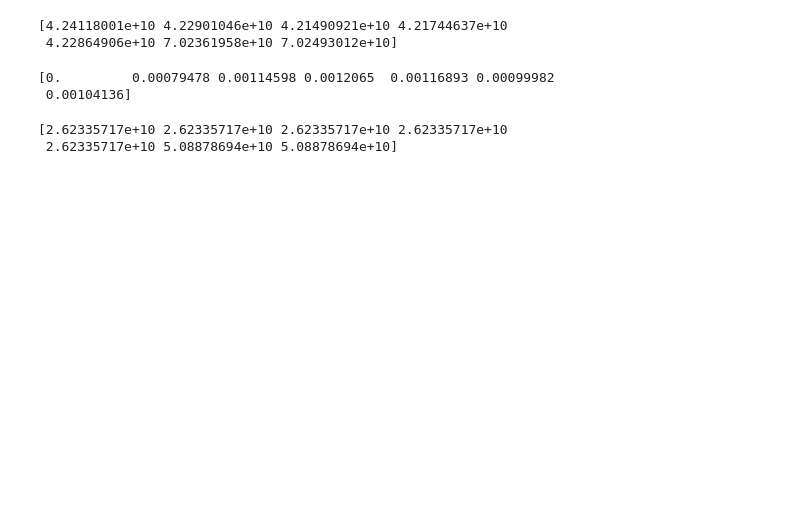
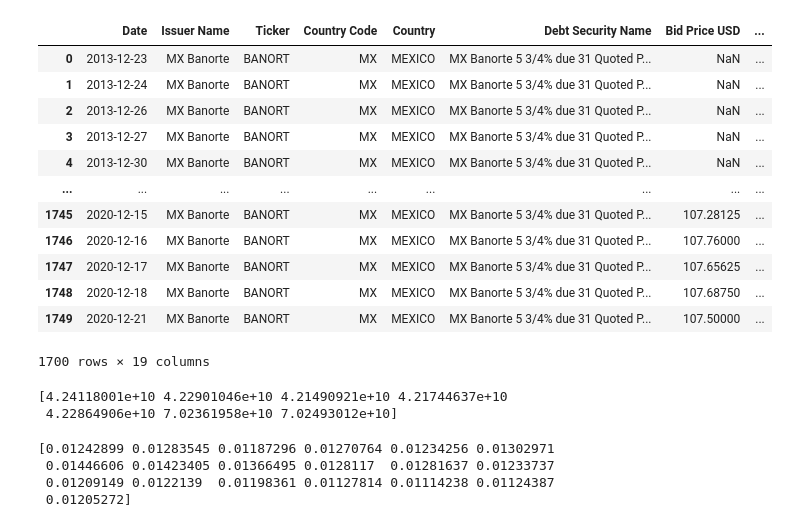
Before and after one commit to harrisonpan1/William-Blair, a Jupyter notebook: Model_Input.ipynb, the cells around one changed output. Drawn from its saved outputs; the diff is of its cells as text; code cells hidden in the pictures; blank space fills up the shorter version.

```diff
--- a/Model_Input.ipynb
+++ b/Model_Input.ipynb
@@ -65,2 +72,21 @@ Banorte
+# %%
+## Drop missing values in Equity Total Return
+
+Banorte = Banorte.dropna(subset=['Equity Total Return'])
+Banorte
+# %% [output]
+|  | Date | Issuer Name | Ticker | Country Code | Country | Debt Security Name | Bid Price USD | ... |
+| 0 | 2013-12-23 | MX Banorte | BANORT | MX | MEXICO | MX Banorte 5 3/4% due 31 Quoted P... | NaN | ... |
+| 1 | 2013-12-24 | MX Banorte | BANORT | MX | MEXICO | MX Banorte 5 3/4% due 31 Quoted P... | NaN | ... |
+| 2 | 2013-12-26 | MX Banorte | BANORT | MX | MEXICO | MX Banorte 5 3/4% due 31 Quoted P... | NaN | ... |
+| 3 | 2013-12-27 | MX Banorte | BANORT | MX | MEXICO | MX Banorte 5 3/4% due 31 Quoted P... | NaN | ... |
+| 4 | 2013-12-30 | MX Banorte | BANORT | MX | MEXICO | MX Banorte 5 3/4% due 31 Quoted P... | NaN | ... |
+| ... | ... | ... | ... | ... | ... | ... | ... | ... |
+| 1745 | 2020-12-15 | MX Banorte | BANORT | MX | MEXICO | MX Banorte 5 3/4% due 31 Quoted P... | 107.28125 | ... |
+| 1746 | 2020-12-16 | MX Banorte | BANORT | MX | MEXICO | MX Banorte 5 3/4% due 31 Quoted P... | 107.76000 | ... |
+| 1747 | 2020-12-17 | MX Banorte | BANORT | MX | MEXICO | MX Banorte 5 3/4% due 31 Quoted P... | 107.65625 | ... |
+| 1748 | 2020-12-18 | MX Banorte | BANORT | MX | MEXICO | MX Banorte 5 3/4% due 31 Quoted P... | 107.68750 | ... |
+| 1749 | 2020-12-21 | MX Banorte | BANORT | MX | MEXICO | MX Banorte 5 3/4% due 31 Quoted P... | 107.50000 | ... |
+1700 rows × 19 columns
 # %%
 #First, we get the Total MV of Assets
@@ -77,29 +106,57 @@ print(MV_Assets[0:7])
 [4.24118001e+10 4.22901046e+10 4.21490921e+10 4.21744637e+10
  4.22864906e+10 7.02361958e+10 7.02493012e+10]
 # %%
-#Second, we get the Assets' Volatility (one year?)
+#Second, we get the Assets' Volatility
+
 ##We calculate the equity volatility
 Lambda = 0.9075
+
+
 Equity_Returns = pd.to_numeric(Banorte['Equity Total Return'], errors = 'coerce').to_numpy()
 l = len(Equity_Returns)
 Equity_Volatility = np.zeros(l)
 Equity_Volatility[1] = np.sqrt(Equity_Returns[0]**2)
-for i in range(2,l):
-    Equity_Volatility[i] = np.sqrt(Lambda * Equity_Volatility[i-1]**2 + (1 - Lambda) * Equity_Returns[i-1]**2)
-##We get the D/E ratio
-DE_Ratio = Total_Debt / Equity
-##Finally, we calculate the Asset Volatility
-Asset_Volatility = (1 / (1 + DE_Ratio)) * Equity_Volatility
-print(Asset_Volatility[0:7])
+
+
+#Louccas' old version
+# for i in range(2,l):
+#     Equity_Volatility[i] = np.sqrt(Lambda * Equity_Volatility[i-1]**2 + (1 - Lambda) * Equity_Returns[i-1]**2)
+
+
+## Need to fix this
+## Using EWMA, assume we are using last 252 days (one year)
+EWMA1 = []
+n = len(Equity_Returns)-252
+for i in range(n):
+    total = 0
+    for j in range(252):
+        total = total + (Lambda**(252-j)) * (Equity_Returns[i+j]**2)
+    EWMA1.append((total*(1-Lambda))**0.5)
+
+
+##Since we used 252 days as the time window, we cannot calculate the volatilities for the first 252 days.
+##For consistency in list lengths of other variables below, I filled EWMA with 252 NaN in the beginning of the list.
+
+EWMA = [np.nan]*252+EWMA1
-# %% [output]
-[0.         0.00079478 0.00114598 0.0012065  0.00116893 0.00099982
- 0.00104136]
+# %%
+##We get the D/E ratio
+DE_Ratio = Total_Debt / Equity
+
+##Finally, we calculate the Asset Volatility
+#####Asset_Volatility = (1 / (1 + DE_Ratio)) * Equity_Volatility
+Asset_Volatility = (1 / (1 + DE_Ratio)) * EWMA
+
+##Annuliaze Volatility
+Annual_Volatility = Asset_Volatility*np.sqrt(252)
+
+print(Asset_Volatility[-20:-1])
+# %% [output]
+[0.01242899 0.01283545 0.01187296 0.01270764 0.01234256 0.01302971
+ 0.01446606 0.01423405 0.01366495 0.0128117  0.01281637 0.01233737
+ 0.01209149 0.0122139  0.01198361 0.01127814 0.01114238 0.01124387
+ 0.01205272]
 # %%
 #Third, we get the strike price - straightforward
 Strike_Price = Total_Debt
-print(Strike_Price[0:7])
-# %% [output]
-[2.62335717e+10 2.62335717e+10 2.62335717e+10 2.62335717e+10
- 2.62335717e+10 5.08878694e+10 5.08878694e+10]
 # %%
 #Fourth, we get the time to maturity
```
Also changed, not shown: parts of 19 cells of this notebook.
